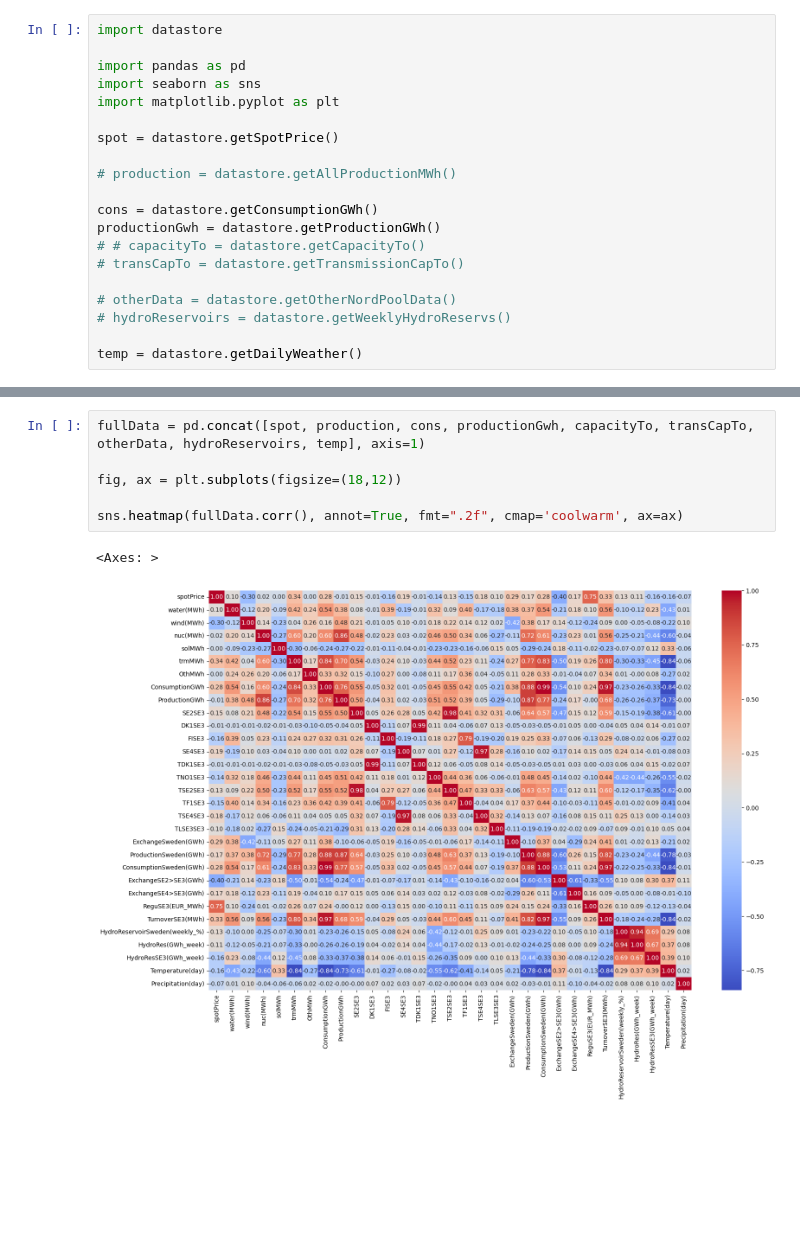
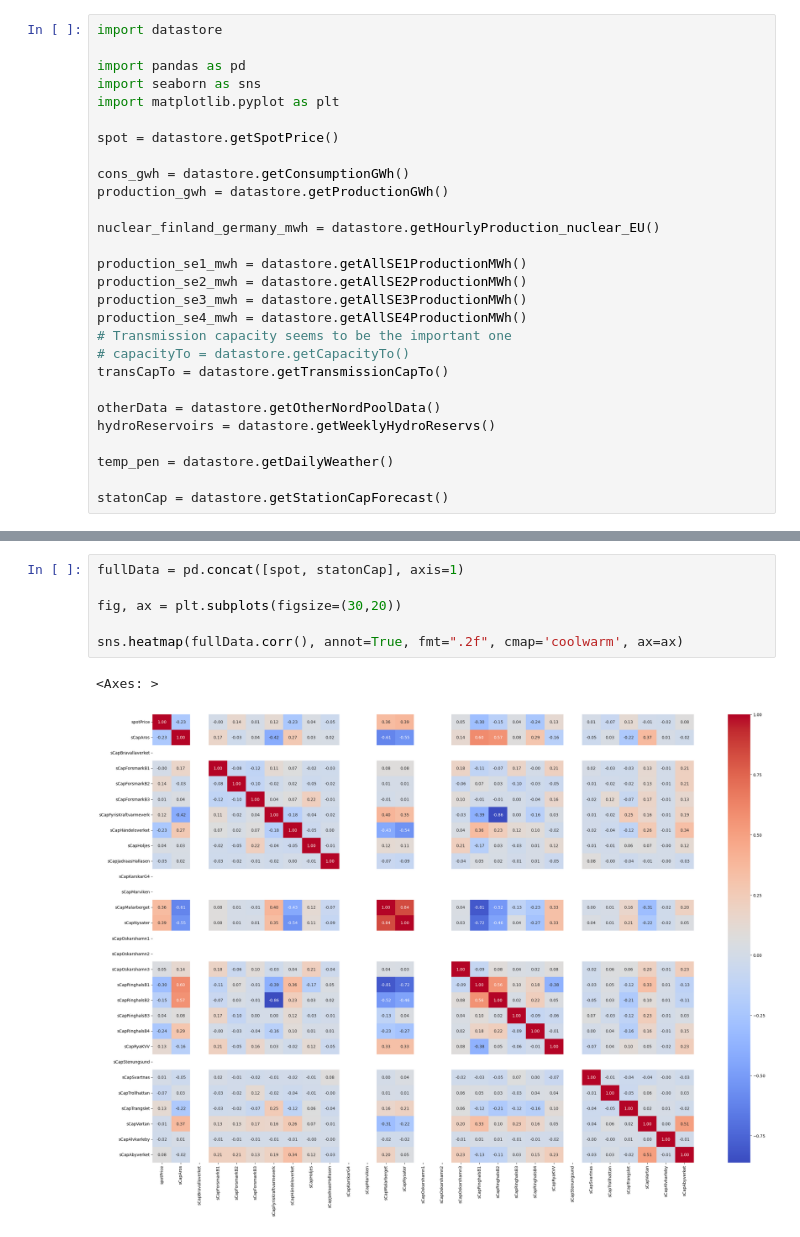
Before and after one commit to dasooni/Seq2seq-Time-series-forecasting, a Jupyter notebook: data_analysis.ipynb, the cells around one changed output, grey strips where cells are left out. Cells and saved outputs as stored; diff of their text form; blank space fills up the shorter version.

Commit message:
more data

```diff
--- a/data_analysis.ipynb
+++ b/data_analysis.ipynb
@@ -7,15 +7,23 @@ import matplotlib.pyplot as plt
 
 spot = datastore.getSpotPrice()
 
-# production = datastore.getAllProductionMWh()
+cons_gwh = datastore.getConsumptionGWh()
+production_gwh = datastore.getProductionGWh()
 
-cons = datastore.getConsumptionGWh()
-productionGwh = datastore.getProductionGWh()
-# # capacityTo = datastore.getCapacityTo()
-# transCapTo = datastore.getTransmissionCapTo()
+nuclear_finland_germany_mwh = datastore.getHourlyProduction_nuclear_EU()
 
-# otherData = datastore.getOtherNordPoolData()
-# hydroReservoirs = datastore.getWeeklyHydroReservs()
+production_se1_mwh = datastore.getAllSE1ProductionMWh()
+production_se2_mwh = datastore.getAllSE2ProductionMWh()
+production_se3_mwh = datastore.getAllSE3ProductionMWh()
+production_se4_mwh = datastore.getAllSE4ProductionMWh()
+# Transmission capacity seems to be the important one
+# capacityTo = datastore.getCapacityTo()
+transCapTo = datastore.getTransmissionCapTo()
 
-temp = datastore.getDailyWeather()
+otherData = datastore.getOtherNordPoolData()
+hydroReservoirs = datastore.getWeeklyHydroReservs()
+
+temp_pen = datastore.getDailyWeather()
+
+statonCap = datastore.getStationCapForecast()
 # %% [output]
@@ -87,9 +130,9 @@ plt.show()
 # %%
-fullData = pd.concat([spot, production, cons, productionGwh, capacityTo, transCapTo, otherData, hydroReservoirs, temp], axis=1)
+fullData = pd.concat([spot, statonCap], axis=1)
 
-fig, ax = plt.subplots(figsize=(18,12))
+fig, ax = plt.subplots(figsize=(30,20))
 
 sns.heatmap(fullData.corr(), annot=True, fmt=".2f", cmap='coolwarm', ax=ax)
 # %% [output]
 <Axes: >
-[figure, old version]
+[figure, new version]
```
Also changed, not shown: parts of 5 cells of this notebook, 8 other files.
